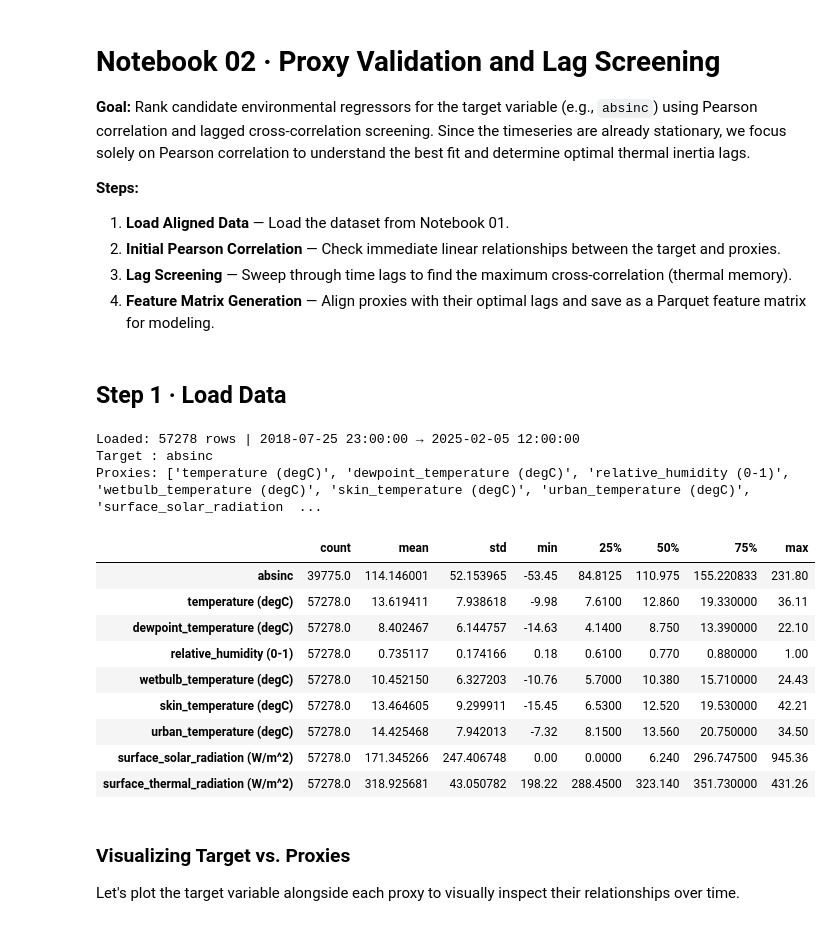
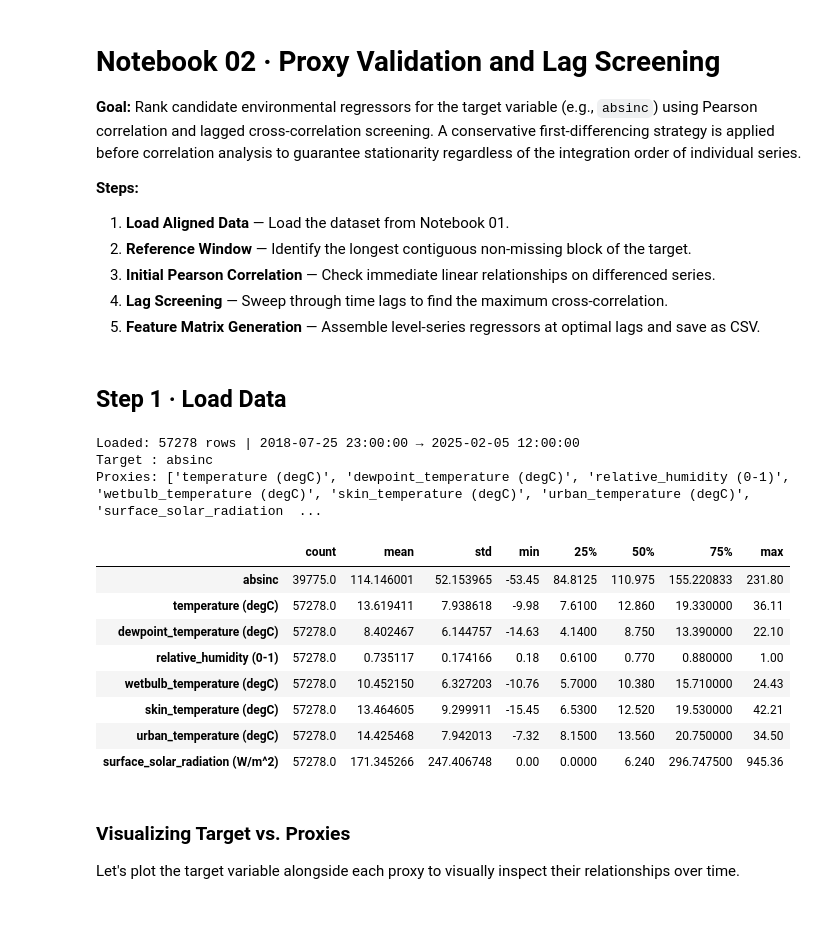
Before and after one commit to eugeniomoreira-iaud/heritageshm, a Jupyter notebook: 02_Proxy_Validation_and_Lags.ipynb, the cells around one changed output. Saved outputs shown, nothing was run; the diff lists cells and outputs as text; code cells hidden in the pictures.

```diff
--- a/02_Proxy_Validation_and_Lags.ipynb
+++ b/02_Proxy_Validation_and_Lags.ipynb
@@ -1,13 +1,17 @@
 # %% [markdown]
 # Notebook 02 · Proxy Validation and Lag Screening
 
-**Goal:** Rank candidate environmental regressors for the target variable (e.g., `absinc`) using Pearson correlation and lagged cross-correlation screening. Since the timeseries are already stationary, we focus solely on Pearson correlation to understand the best fit and determine optimal thermal inertia lags.
+**Goal:** Rank candidate environmental regressors for the target variable (e.g., `absinc`)
+using Pearson correlation and lagged cross-correlation screening. A conservative
+first-differencing strategy is applied before correlation analysis to guarantee
+stationarity regardless of the integration order of individual series.
 
 **Steps:**
 1. **Load Aligned Data** — Load the dataset from Notebook 01.
-2. **Initial Pearson Correlation** — Check immediate linear relationships between the target and proxies.
-3. **Lag Screening** — Sweep through time lags to find the maximum cross-correlation (thermal memory).
-4. **Feature Matrix Generation** — Align proxies with their optimal lags and save as a Parquet feature matrix for modeling.
+2. **Reference Window** — Identify the longest contiguous non-missing block of the target.
+3. **Initial Pearson Correlation** — Check immediate linear relationships on differenced series.
+4. **Lag Screening** — Sweep through time lags to find the maximum cross-correlation.
+5. **Feature Matrix Generation** — Assemble level-series regressors at optimal lags and save as CSV.
 # %%
 import sys
 import os
@@ -38,29 +42,28 @@ LAG_STEP    = 1           # step in hours
 # %%
 df = pd.read_csv(DATA_PATH)
 df.index = pd.to_datetime(df.datetime)
 
 # Drop non-proxy columns like charge or duplicate variables
-EXCLUDE  = ["charge", "datetime", "temp", "hum", "oikolab_wind_speed (m/s)", "oikolab_wind_direction (deg)", "oikolab_total_cloud_cover (0-1)", TARGET]
+EXCLUDE  = ["charge", "datetime", "temp", "hum", "wind_speed (m/s)", "wind_direction (deg)", "total_cloud_cover (0-1)","surface_thermal_radiation (W/m^2)", TARGET]
 proxies  = [c for c in df.columns if c not in EXCLUDE]
 
 print(f"Loaded: {df.shape[0]} rows | {df.index[0]} → {df.index[-1]}")
 print(f"Target : {TARGET}")
 print(f"Proxies: {proxies}")
 display(df[[TARGET] + proxies].describe().T)
 # %% [output]
 Loaded: 57278 rows | 2018-07-25 23:00:00 → 2025-02-05 12:00:00
 Target : absinc
 Proxies: ['temperature (degC)', 'dewpoint_temperature (degC)', 'relative_humidity (0-1)', 'wetbulb_temperature (degC)', 'skin_temperature (degC)', 'urban_temperature (degC)', 'surface_solar_radiation  ...
 |  | count | mean | std | min | 25% | 50% | 75% | max |
 | absinc | 39775.0 | 114.146001 | 52.153965 | -53.45 | 84.8125 | 110.975 | 155.220833 | 231.80 |
 | temperature (degC) | 57278.0 | 13.619411 | 7.938618 | -9.98 | 7.6100 | 12.860 | 19.330000 | 36.11 |
 | dewpoint_temperature (degC) | 57278.0 | 8.402467 | 6.144757 | -14.63 | 4.1400 | 8.750 | 13.390000 | 22.10 |
 | relative_humidity (0-1) | 57278.0 | 0.735117 | 0.174166 | 0.18 | 0.6100 | 0.770 | 0.880000 | 1.00 |
 | wetbulb_temperature (degC) | 57278.0 | 10.452150 | 6.327203 | -10.76 | 5.7000 | 10.380 | 15.710000 | 24.43 |
 | skin_temperature (degC) | 57278.0 | 13.464605 | 9.299911 | -15.45 | 6.5300 | 12.520 | 19.530000 | 42.21 |
 | urban_temperature (degC) | 57278.0 | 14.425468 | 7.942013 | -7.32 | 8.1500 | 13.560 | 20.750000 | 34.50 |
 | surface_solar_radiation (W/m^2) | 57278.0 | 171.345266 | 247.406748 | 0.00 | 0.0000 | 6.240 | 296.747500 | 945.36 |
-| surface_thermal_radiation (W/m^2) | 57278.0 | 318.925681 | 43.050782 | 198.22 | 288.4500 | 323.140 | 351.730000 | 431.26 |
 # %% [markdown]
 ### Visualizing Target vs. Proxies
 Let's plot the target variable alongside each proxy to visually inspect their relationships over time.
```
Also changed, not shown: parts of 8 cells of this notebook, 2 other files.
